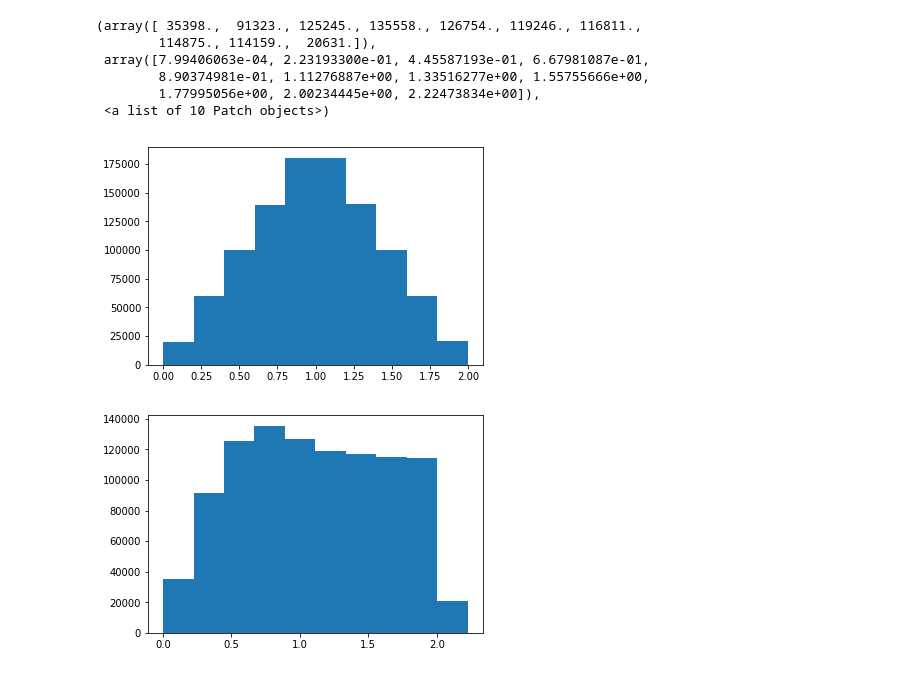
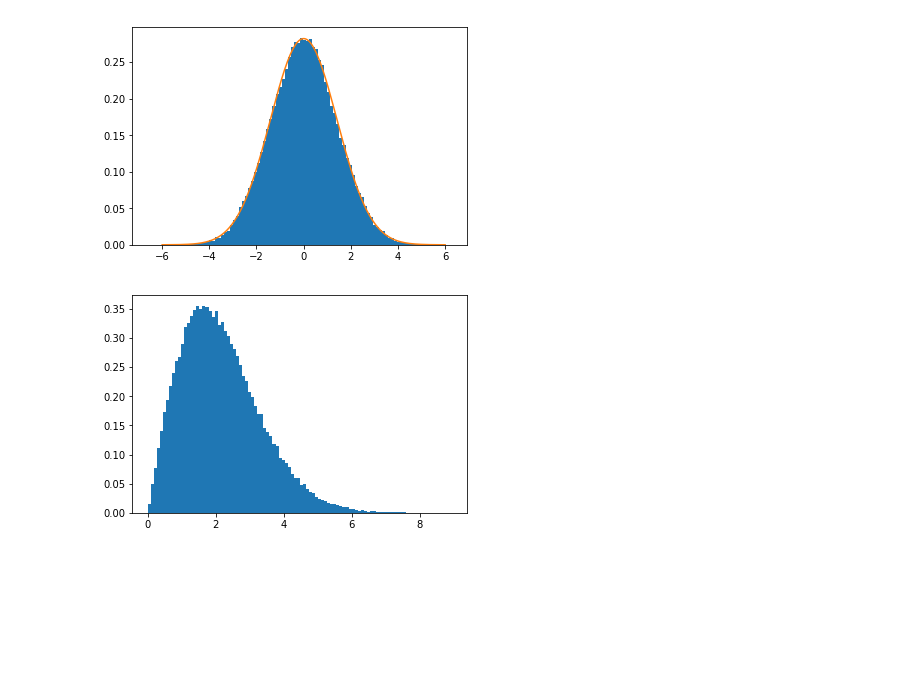
Before and after one commit to adivijaykumar/courses, a Jupyter notebook: sem2/stat/assign_1/1c.ipynb, the cells around one changed output. Drawn from its saved outputs; the diff is of its cells as text; code cells hidden in the pictures; blank space fills up the shorter version.

```diff
--- a/sem2/stat/assign_1/1c.ipynb
+++ b/sem2/stat/assign_1/1c.ipynb
@@ -4,23 +5,20 @@ import matplotlib.pyplot as plt
 # %%
-trace = []
-space_evals = []
-for i in range(1000000):
-    a, b, c = np.random.uniform(0,1,3)
+N = 100000
+trace, space_evals = np.empty(N), np.empty( N)
+
+for i in range(N):
+    a, b, c = np.random.normal(0,1,3)
     mat = (np.matrix([[a,b],[b,c]]))
-    trace.append(np.trace(mat))
+    trace[i] = a + c
     e1, e2 = np.linalg.eigvalsh(mat)
-    space_evals.append(np.abs(e1-e2))
+    space_evals[i] = np.abs(e1-e2)
-# %%
-plt.hist(trace)
-plt.figure()
-
-plt.hist(space_evals)
-# %% [output]
-(array([ 35398.,  91323., 125245., 135558., 126754., 119246., 116811.,
-        114875., 114159.,  20631.]),
- array([7.99406063e-04, 2.23193300e-01, 4.45587193e-01, 6.67981087e-01,
-        8.90374981e-01, 1.11276887e+00, 1.33516277e+00, 1.55755666e+00,
-        1.77995056e+00, 2.00234445e+00, 2.22473834e+00]),
- <a list of 10 Patch objects>)
-[figure, removed]
-[figure, removed]
+# %%
+plt.hist(trace, normed=True, bins=100)
+xp = np.linspace(-6,6,200)
+plt.plot(xp, scipy.stats.norm.pdf(xp, 0, 1.414))
+plt.figure()
+plt.hist(space_evals, density=True, bins=100)
+plt.show()
+# %% [output]
+[figure, added]
+[figure, added]
```
Also changed, not shown: parts of 2 cells of this notebook, 15 other files.
